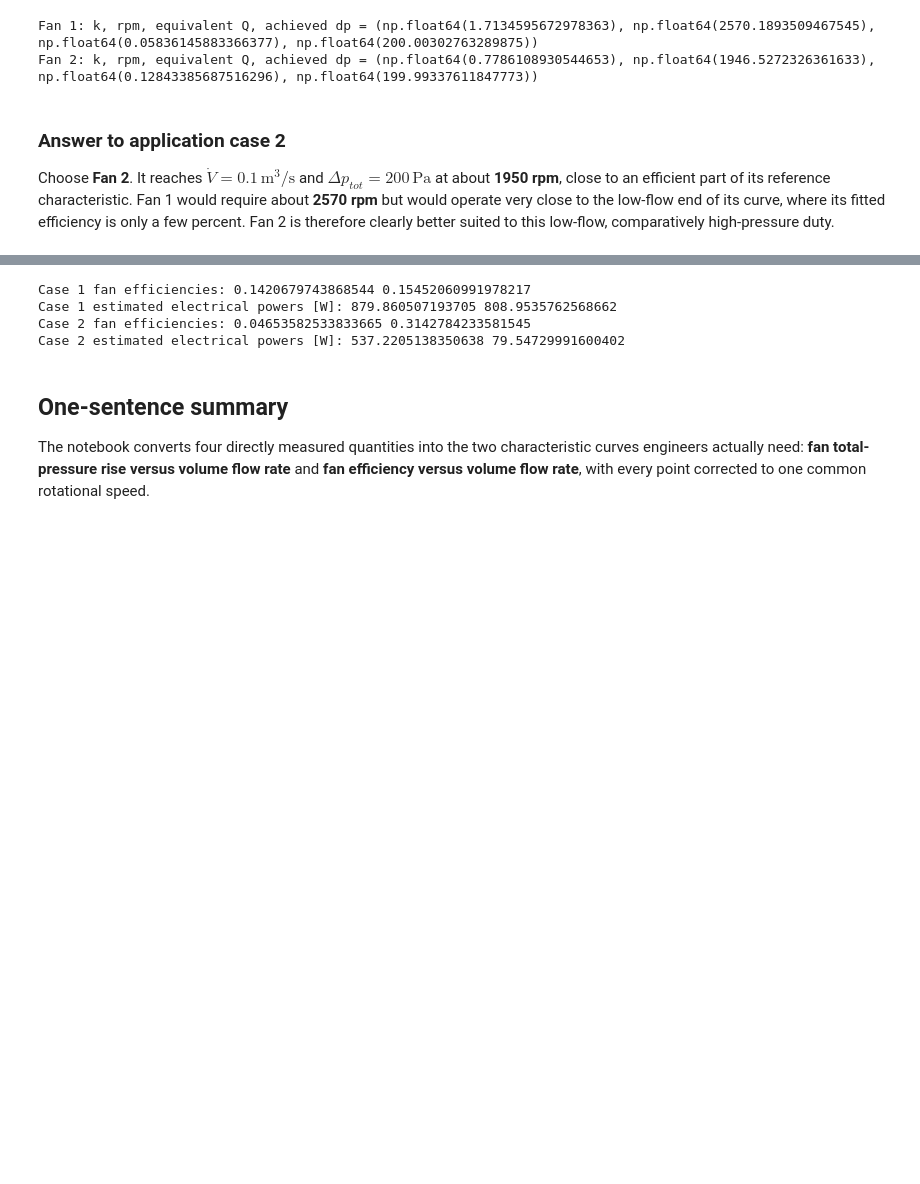
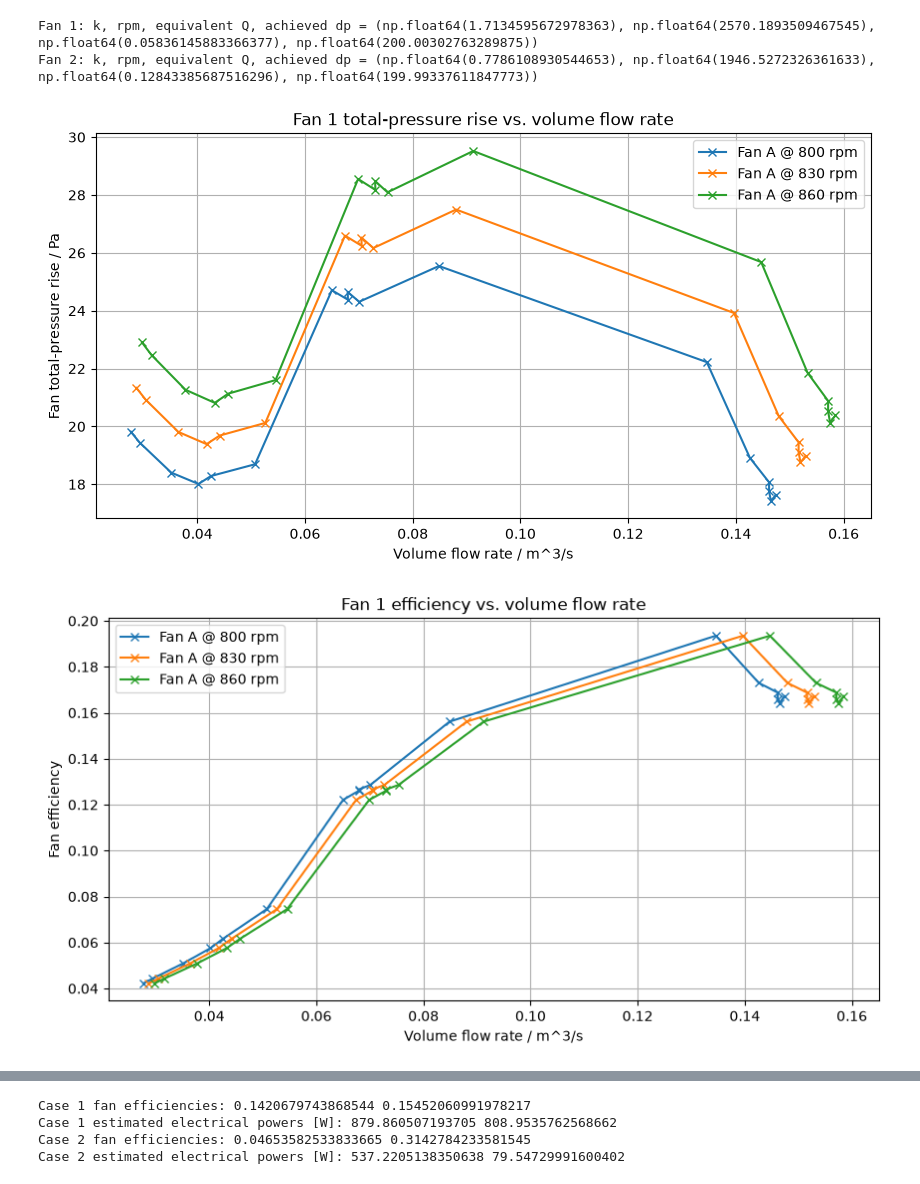
Before and after one commit to LOP-POL/MUP_LAB_FAN, a Jupyter notebook: LabCourse_PythonEvaluation_SOLVED.ipynb, the cells around one changed output, grey strips where cells are left out. Drawn from its saved outputs; the diff is of its cells as text; code cells hidden in the pictures; blank space fills up the shorter version.

```diff
--- a/LabCourse_PythonEvaluation_SOLVED.ipynb
+++ b/LabCourse_PythonEvaluation_SOLVED.ipynb
@@ -563,7 +608,11 @@ print('Fan 2: k, rpm, equivalent Q, achieved dp =', res_2_fan2)
 # %% [output]
 Fan 1: k, rpm, equivalent Q, achieved dp = (np.float64(1.7134595672978363), np.float64(2570.1893509467545), np.float64(0.05836145883366377), np.float64(200.00302763289875))
 Fan 2: k, rpm, equivalent Q, achieved dp = (np.float64(0.7786108930544653), np.float64(1946.5272326361633), np.float64(0.12843385687516296), np.float64(199.99337611847773))
-# %% [markdown]
-### Answer to application case 2
-
-Choose **Fan 2**. It reaches $\dot V=0.1\,\mathrm{m^3/s}$ and $\Delta p_{tot}=200\,\mathrm{Pa}$ at about **1950 rpm**, close to an efficient part of its reference characteristic. Fan 1 would require about **2570 rpm** but would operate very close to the low-flow end of its curve, where its fitted efficiency is only a few percent. Fan 2 is therefore clearly better suited to this low-flow, comparatively high-pressure duty.
+# %%
+target_speeds_A = [800, 830, 860]
+target_speeds_C = [3000, 3350, 4000]
+plot_fan_curves_at_speeds(target_speeds_A, "A")
+plot_fan_curves_at_speeds(target_speeds_C,"C",vfr_2,dptot_2,P_Fluid_2,P_M_2,df2['fan_speed'])
+# %% [output]
+[figure, added]
+[figure, added]
@@ -586,7 +637,3 @@ Case 1 fan efficiencies: 0.1420679743868544 0.15452060991978217
 Case 1 estimated electrical powers [W]: 879.860507193705 808.9535762568662
 Case 2 fan efficiencies: 0.04653582533833665 0.3142784233581545
 Case 2 estimated electrical powers [W]: 537.2205138350638 79.54729991600402
-# %% [markdown]
-## One-sentence summary
-
-The notebook converts four directly measured quantities into the two characteristic curves engineers actually need: **fan total-pressure rise versus volume flow rate** and **fan efficiency versus volume flow rate**, with every point corrected to one common rotational speed.
```
Also changed, not shown: parts of 10 cells of this notebook.
